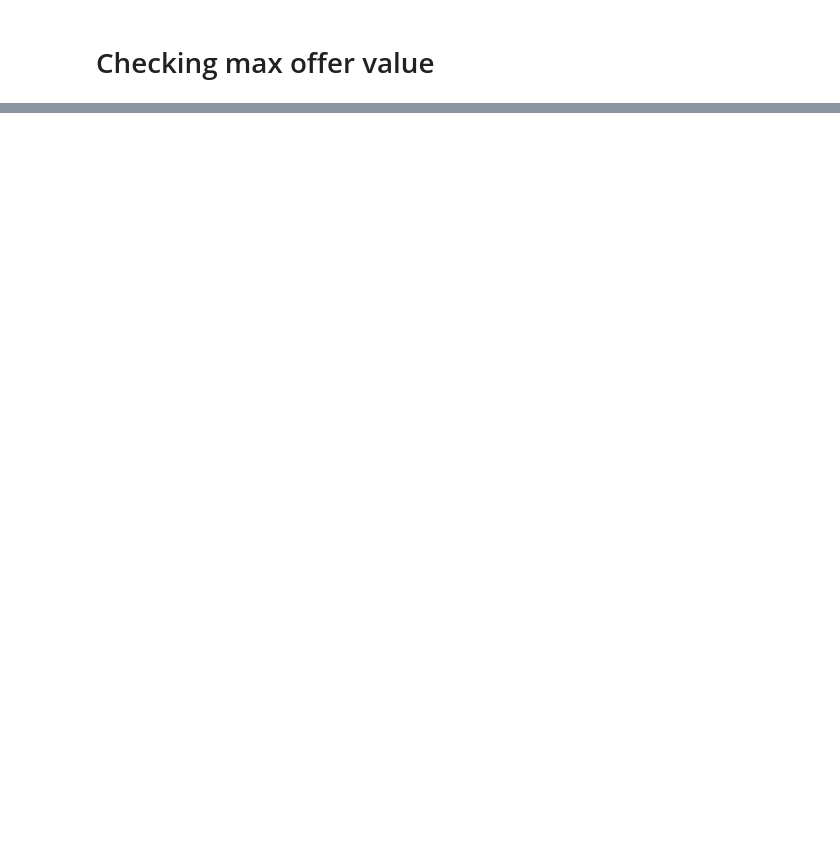
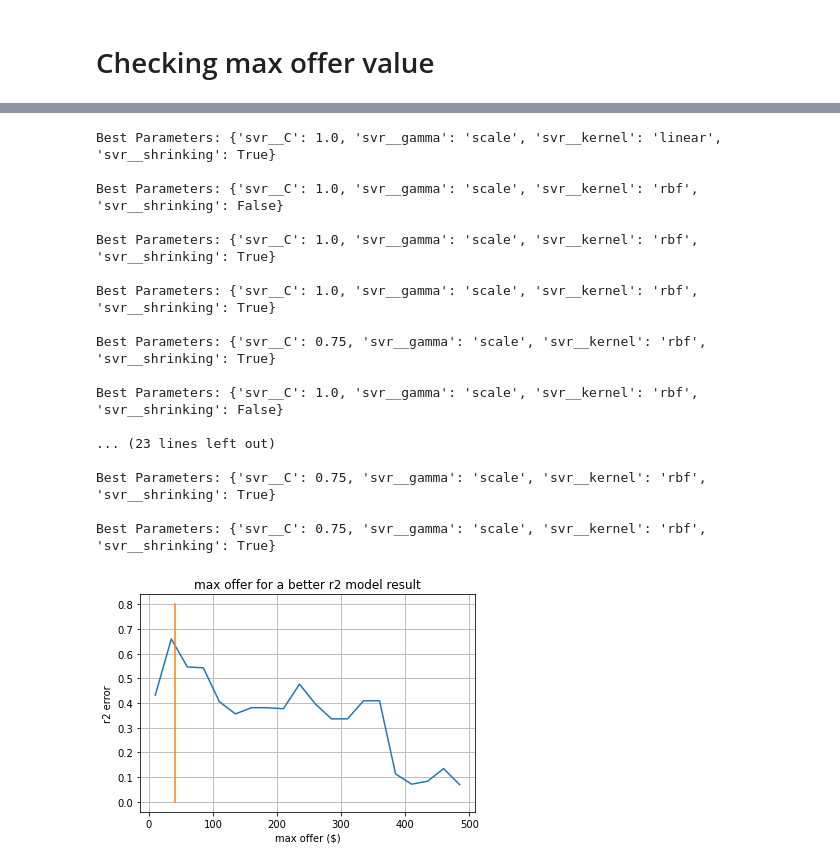
Before and after one commit to agonfo/u03_capstone_starbucks, a Jupyter notebook: 03 - model.ipynb, the cells around one changed output, grey strips where cells are left out. Saved outputs shown, nothing was run; the diff lists cells and outputs as text; code cells hidden in the pictures; blank space fills up the shorter version.

```diff
--- a/03 - model.ipynb
+++ b/03 - model.ipynb
@@ -262,12 +310,41 @@ KeyboardInterrupt:
 # %%
-t = range(1 , 500 , 5)
+def check_max_offer(df , label , range_test):
 
-f3, ax3 = plt.subplots()
-ax3.plot(t, r2_lst)
-ax3.plot(np.linspace(40,40,5) , np.linspace(0,0.8,5))
+    r2_lst = []
 
-ax3.set(xlabel='max offer ($)', ylabel='r2 error',
-       title='max offer for a better r2 model result')
-ax3.grid()
+    for max_offer in range_test:
+        X_train , X_test , y_train , y_test , y_pred , lable , max_offer , model , maxlog = build_model(df , label , max_offer)
+        r2_lst.append(r2_score(y_test, y_pred))
 
-plt.show()
+    f3, ax3 = plt.subplots()
+    ax3.plot(range_test, r2_lst)
+    ax3.plot(np.linspace(40,40,5) , np.linspace(0,0.8,5))
+
+    ax3.set(xlabel='max offer ($)', ylabel='r2 error',
+        title='max offer for a better r2 model result')
+    ax3.grid()
+
+    plt.show()
+# %%
+range_test = range(10 , 500 , 25)
+# %%
+check_max_offer(type_1 , 'type 1' , range_test )
+# %% [output]
+Best Parameters: {'svr__C': 1.0, 'svr__gamma': 'scale', 'svr__kernel': 'linear', 'svr__shrinking': True}
+
+Best Parameters: {'svr__C': 1.0, 'svr__gamma': 'scale', 'svr__kernel': 'rbf', 'svr__shrinking': False}
+
+Best Parameters: {'svr__C': 1.0, 'svr__gamma': 'scale', 'svr__kernel': 'rbf', 'svr__shrinking': True}
+
+Best Parameters: {'svr__C': 1.0, 'svr__gamma': 'scale', 'svr__kernel': 'rbf', 'svr__shrinking': True}
+
+Best Parameters: {'svr__C': 0.75, 'svr__gamma': 'scale', 'svr__kernel': 'rbf', 'svr__shrinking': True}
+
+Best Parameters: {'svr__C': 1.0, 'svr__gamma': 'scale', 'svr__kernel': 'rbf', 'svr__shrinking': False}
+
+... (23 lines left out)
+
+Best Parameters: {'svr__C': 0.75, 'svr__gamma': 'scale', 'svr__kernel': 'rbf', 'svr__shrinking': True}
+
+Best Parameters: {'svr__C': 0.75, 'svr__gamma': 'scale', 'svr__kernel': 'rbf', 'svr__shrinking': True}
+[figure, added]
```
Also changed, not shown: parts of 24 cells of this notebook.
